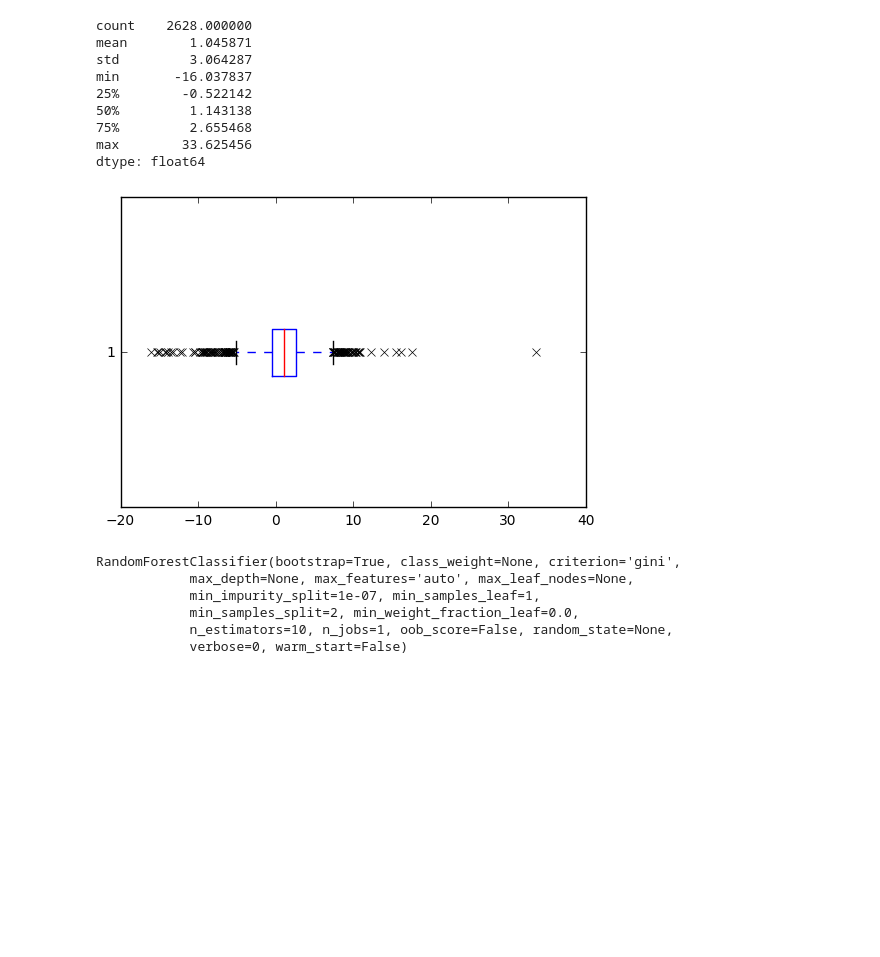
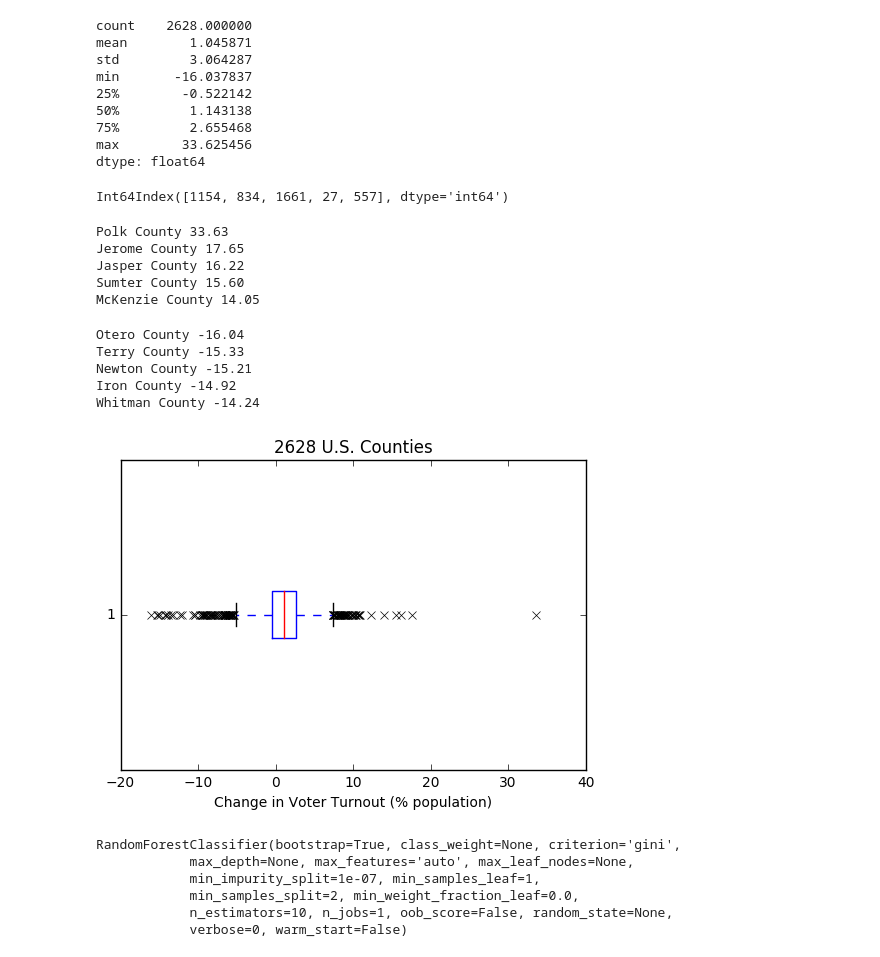
Before and after one commit to lukasfroehlich1/data401-project4, a Jupyter notebook: Model Fitting.ipynb, the cells around one changed output. Saved outputs shown, nothing was run; the diff lists cells and outputs as text; code cells hidden in the pictures; blank space fills up the shorter version.

```diff
--- a/Model Fitting.ipynb
+++ b/Model Fitting.ipynb
@@ -57,11 +61,35 @@ min       -16.037837
 75%         2.655468
 max        33.625456
 dtype: float64
+# %%
+voter_turn_out.sort(inplace=False, ascending=False).head().index
+# %% [output]
+Int64Index([1154, 834, 1661, 27, 557], dtype='int64')
+# %%
+for i in list(zip(data.iloc[voter_turn_out.sort(inplace=False, ascending=False).head().index]["county"], voter_turn_out.sort(inplace=False, ascending=False).head())):
+    print("{} {:.2f}".format(i[0], i[1]))
+# %% [output]
+Polk County 33.63
+Jerome County 17.65
+Jasper County 16.22
+Sumter County 15.60
+McKenzie County 14.05
+# %%
+for i in list(zip(data.iloc[voter_turn_out.sort(inplace=False, ascending=True).head().index]["county"], voter_turn_out.sort(inplace=False, ascending=True).head())):
+    print("{} {:.2f}".format(i[0], i[1]))
+# %% [output]
+Otero County -16.04
+Terry County -15.33
+Newton County -15.21
+Iron County -14.92
+Whitman County -14.24
 # %%
 plt.boxplot(voter_turn_out, 0, 'x', 0)
+plt.xlabel("Change in Voter Turnout (% population)")
+plt.title("2628 U.S. Counties")
 plt.show()
 # %% [output]
-[figure, old version]
+[figure, new version]
 # %%
 iqr = description["75%"] - description["25%"]
 low_end =  description["25%"]
```
Also changed, not shown: parts of 11 cells of this notebook, 1 other file.
